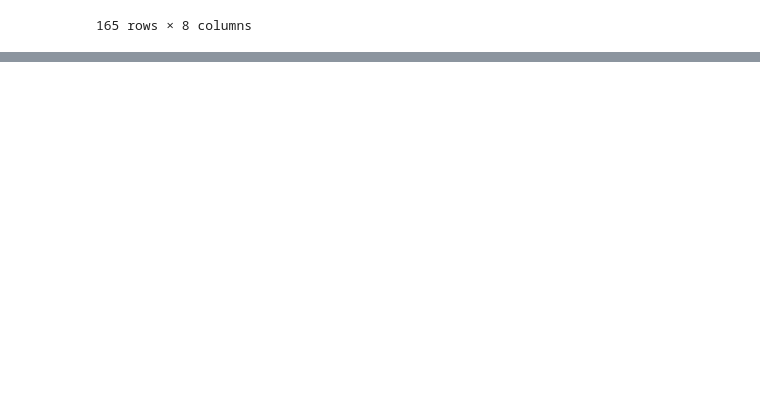
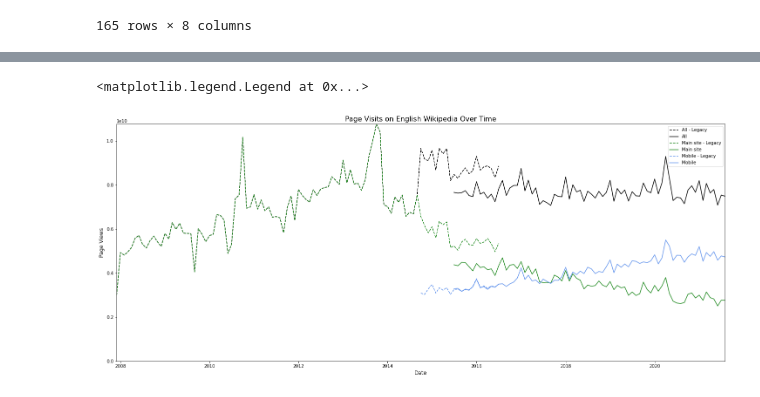
Before and after one commit to anushnap/data-512-a1, a Jupyter notebook: A1 - Data Curation.ipynb, the cells around one changed output, grey strips where cells are left out. Cells and saved outputs as stored; diff of their text form; code cells hidden in the pictures; blank space fills up the shorter version.

```diff
--- a/A1 - Data Curation.ipynb
+++ b/A1 - Data Curation.ipynb
@@ -192,0 +209,21 @@ df.to_csv('./data_clean/en-wikipedia_traffic_200712-202108.csv', index = False)
+# %%
+# Last date in the series has a major drop off in views
+max_date = max(df.loc[pd.notnull(df['pagecounts_all_views'])]['date'])
+df.loc[df['date'] == max_date, ['pagecounts_all_views', 'pagecounts_desktop_views', 'pagecounts_mobile_views']] = np.nan
+
+plt.figure(figsize = (25, 10))
+plt.plot(df['date'], df['pagecounts_all_views'], label = 'All - Legacy', linestyle = '--', c = 'black')
+plt.plot(df['date'], df['pageviews_all_views'], label = 'All', linestyle = '-', c = 'black')
+plt.plot(df['date'], df['pagecounts_desktop_views'], label = 'Main site - Legacy', linestyle = '--', c = 'forestgreen')
+plt.plot(df['date'], df['pageviews_desktop_views'], label = 'Main site', linestyle = '-', c = 'forestgreen')
+plt.plot(df['date'], df['pagecounts_mobile_views'], label = 'Mobile - Legacy', linestyle = '--', c = 'cornflowerblue')
+plt.plot(df['date'], df['pageviews_mobile_views'], label = 'Mobile', linestyle = '-', c = 'cornflowerblue')
+plt.xlim(min(df['date']), max(df['date']))
+plt.ylim(0, np.max(df['pagecounts_all_views']) + 1000000)
+plt.xlabel('Date', fontsize = 12)
+plt.ylabel('Page Views', fontsize = 12)
+plt.title('Page Visits on English Wikipedia Over Time', fontsize = 16)
+plt.legend()
+# %% [output]
+<matplotlib.legend.Legend at 0x...>
+[figure, added]
```
Also changed, not shown: parts of 3 cells of this notebook.
